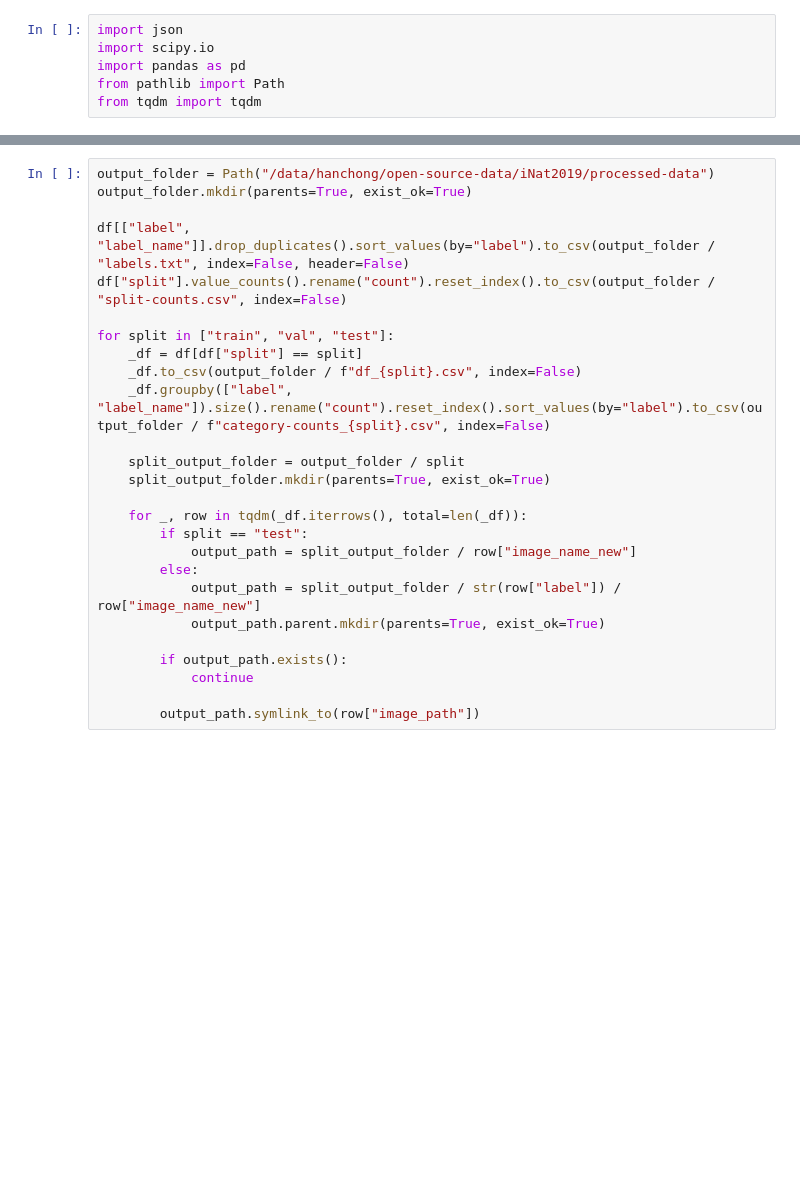
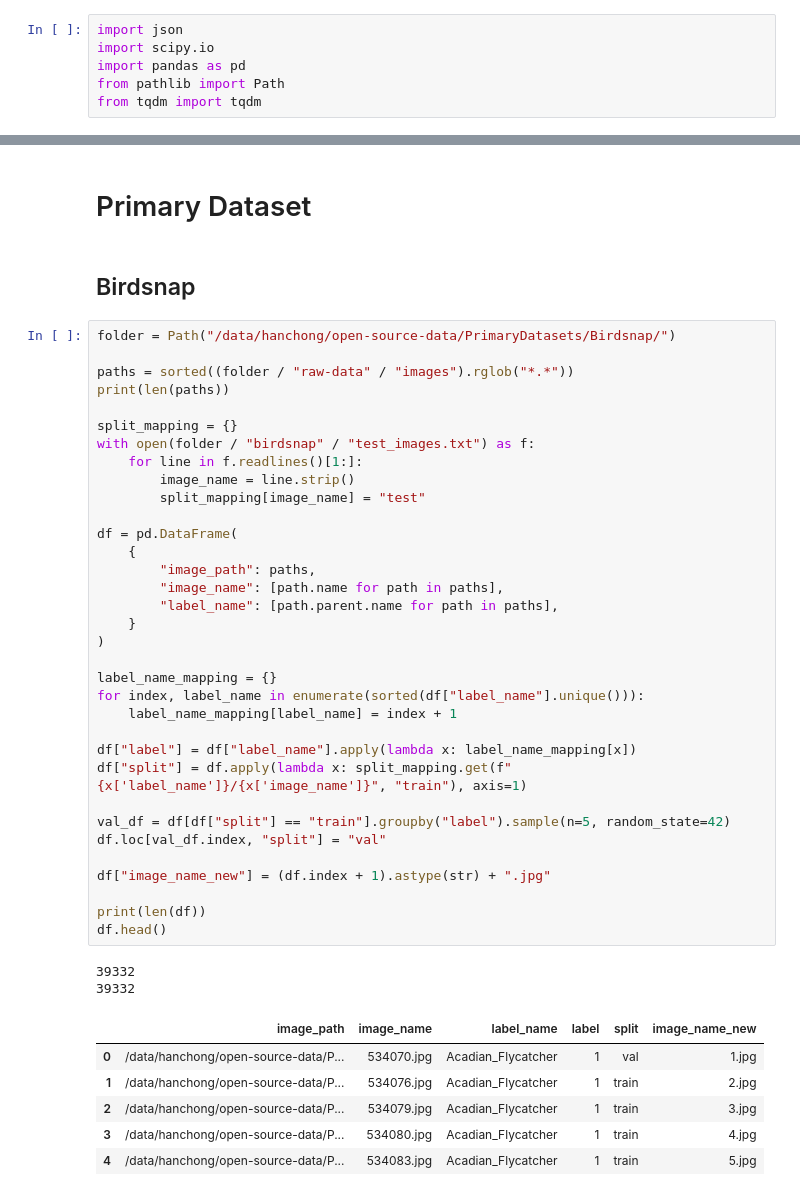
Before and after one commit to ChuaHanChong/Fine-Grained-Recognition-Using-Pretrained-Self-Supervised-Models, a Jupyter notebook: data-preparation-1.ipynb, the cells around one changed output, grey strips where cells are left out. Cells and saved outputs as stored; diff of their text form; blank space fills up the shorter version.

Commit message:
Update Data (#7)
* Update data preparation and environment configuration

* Add balanced sampler options to main function arguments

```diff
--- a/data-preparation-1.ipynb
+++ b/data-preparation-1.ipynb
@@ -670,26 +7,47 @@ df.head()
-# %%
-output_folder = Path("/data/hanchong/open-source-data/iNat2019/processed-data")
-output_folder.mkdir(parents=True, exist_ok=True)
-
-df[["label", "label_name"]].drop_duplicates().sort_values(by="label").to_csv(output_folder / "labels.txt", index=False, header=False)
-df["split"].value_counts().rename("count").reset_index().to_csv(output_folder / "split-counts.csv", index=False)
-
-for split in ["train", "val", "test"]:
-    _df = df[df["split"] == split]
-    _df.to_csv(output_folder / f"df_{split}.csv", index=False)
-    _df.groupby(["label", "label_name"]).size().rename("count").reset_index().sort_values(by="label").to_csv(output_folder / f"category-counts_{split}.csv", index=False)
-
-    split_output_folder = output_folder / split
-    split_output_folder.mkdir(parents=True, exist_ok=True)
-
-    for _, row in tqdm(_df.iterrows(), total=len(_df)):
-        if split == "test":
-            output_path = split_output_folder / row["image_name_new"]
-        else:
-            output_path = split_output_folder / str(row["label"]) / row["image_name_new"]
-            output_path.parent.mkdir(parents=True, exist_ok=True)
-
-        if output_path.exists():
-            continue
-
-        output_path.symlink_to(row["image_path"])
+# %% [markdown]
+# Primary Dataset
+# %% [markdown]
+## Birdsnap
+# %%
+folder = Path("/data/hanchong/open-source-data/PrimaryDatasets/Birdsnap/")
+
+paths = sorted((folder / "raw-data" / "images").rglob("*.*"))
+print(len(paths))
+
+split_mapping = {}
+with open(folder / "birdsnap" / "test_images.txt") as f:
+    for line in f.readlines()[1:]:
+        image_name = line.strip()
+        split_mapping[image_name] = "test"
+
+df = pd.DataFrame(
+    {
+        "image_path": paths,
+        "image_name": [path.name for path in paths],
+        "label_name": [path.parent.name for path in paths],
+    }
+)
+
+label_name_mapping = {}
+for index, label_name in enumerate(sorted(df["label_name"].unique())):
+    label_name_mapping[label_name] = index + 1
+
+df["label"] = df["label_name"].apply(lambda x: label_name_mapping[x])
+df["split"] = df.apply(lambda x: split_mapping.get(f"{x['label_name']}/{x['image_name']}", "train"), axis=1)
+
+val_df = df[df["split"] == "train"].groupby("label").sample(n=5, random_state=42)
+df.loc[val_df.index, "split"] = "val"
+
+df["image_name_new"] = (df.index + 1).astype(str) + ".jpg"
+
+print(len(df))
+df.head()
+# %% [output]
+39332
+39332
+|  | image_path | image_name | label_name | label | split | image_name_new |
+| 0 | /data/hanchong/open-source-data/P... | 534070.jpg | Acadian_Flycatcher | 1 | val | 1.jpg |
+| 1 | /data/hanchong/open-source-data/P... | 534076.jpg | Acadian_Flycatcher | 1 | train | 2.jpg |
+| 2 | /data/hanchong/open-source-data/P... | 534079.jpg | Acadian_Flycatcher | 1 | train | 3.jpg |
+| 3 | /data/hanchong/open-source-data/P... | 534080.jpg | Acadian_Flycatcher | 1 | train | 4.jpg |
+| 4 | /data/hanchong/open-source-data/P... | 534083.jpg | Acadian_Flycatcher | 1 | train | 5.jpg |
```
Also changed, not shown: parts of 109 cells of this notebook, 4 other files.
